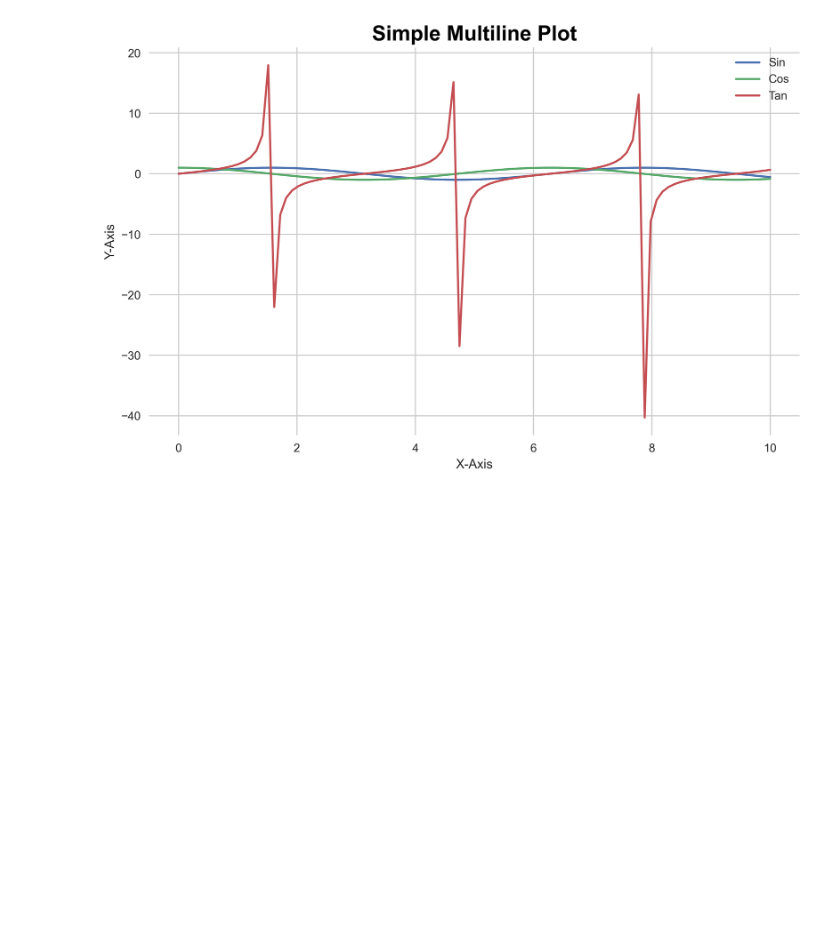
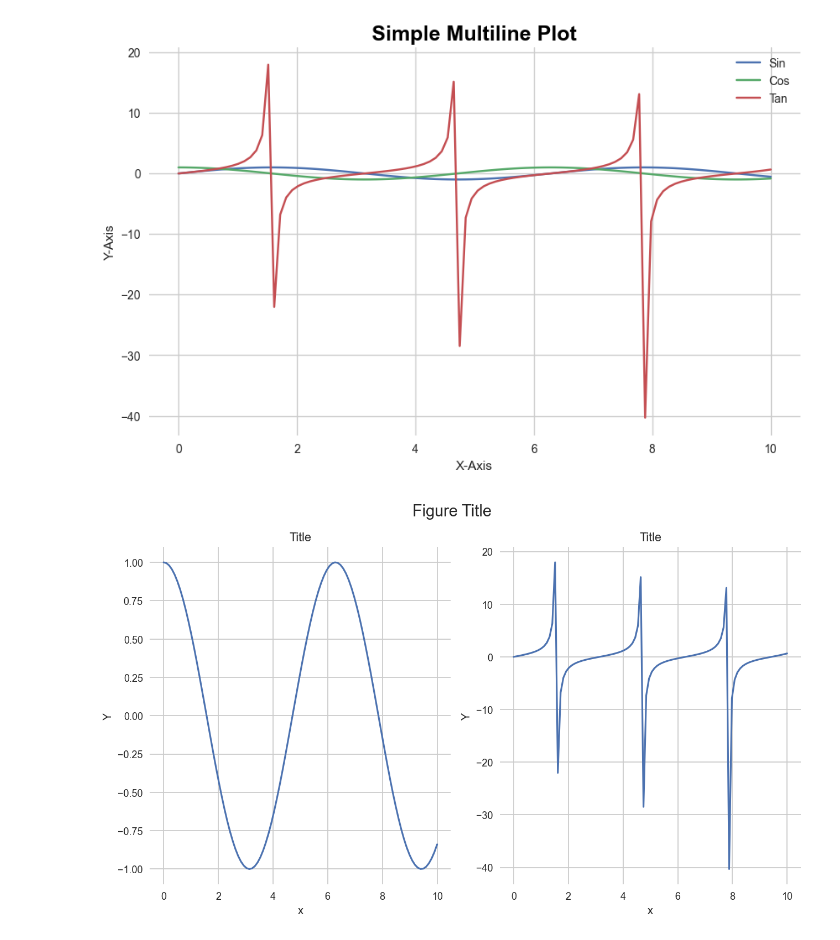
Before and after one commit to ariyan378/python-problem-solving, a Jupyter notebook: random-practice/practice-3.ipynb, the cells around one changed output. Cells and saved outputs as stored; diff of their text form; code cells hidden in the pictures; blank space fills up the shorter version.

Commit message:
visualization

```diff
--- a/random-practice/practice-3.ipynb
+++ b/random-practice/practice-3.ipynb
@@ -47,3 +47,21 @@ plt.legend()
 plt.show()
 # %% [output]
 [figure]
+# %%
+fig, ax = plt.subplots(1,2, figsize=(10, 6) , dpi=130)
+fig.suptitle('Figure Title', fontsize=16)
+
+ax[0].plot(x , y2 )
+ax[0].set_xlabel("x")
+ax[0].set_ylabel('Y')
+ax[0].set_title("Title")
+
+ax[1].plot(x , y3 )
+ax[1].set_xlabel("x")
+ax[1].set_ylabel('Y')
+ax[1].set_title("Title")
+
+plt.tight_layout()
+plt.show()
+# %% [output]
+[figure, added]
```
Also changed, not shown: parts of 12 cells of this notebook.
